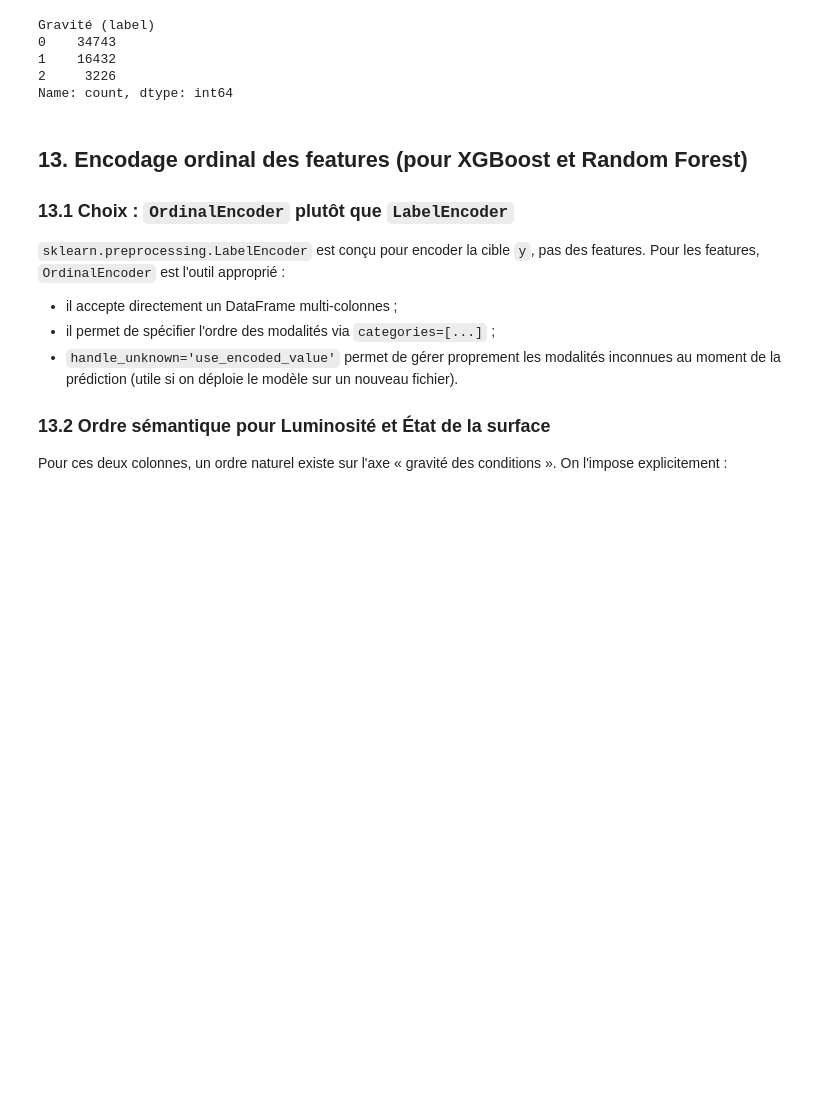
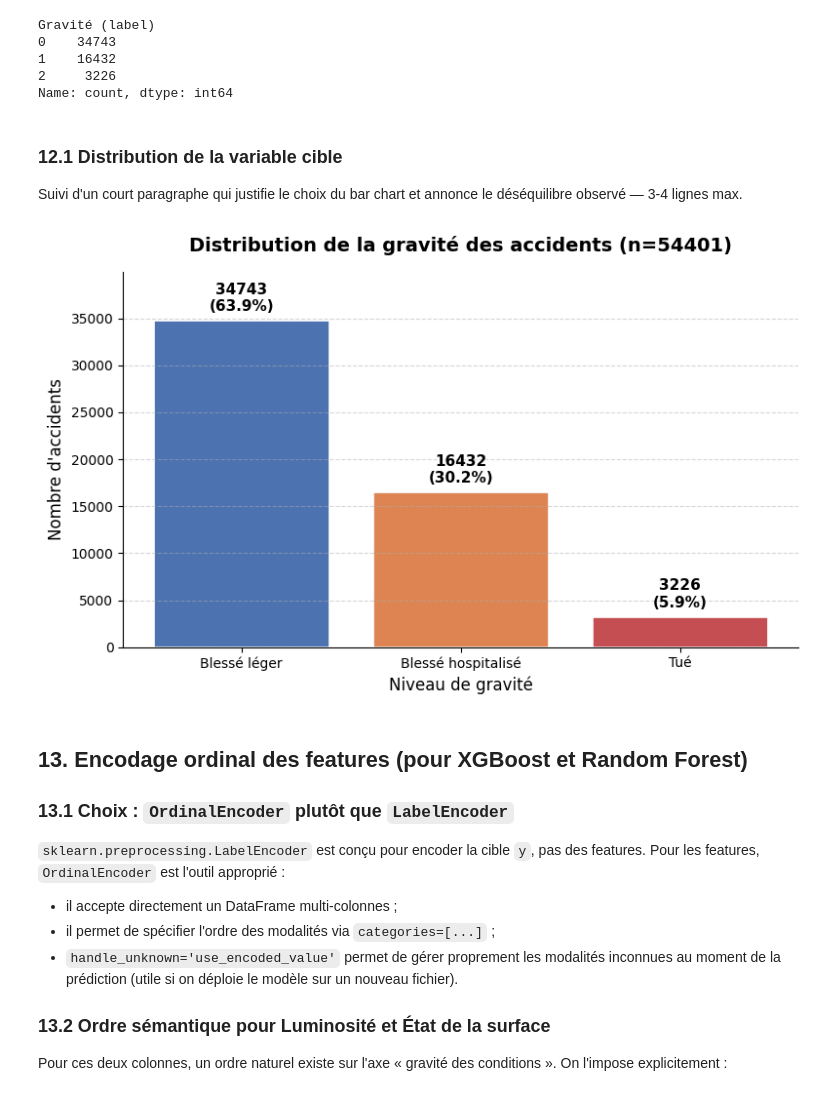
Before and after one commit to noee29/projet-data-science-2025-2026, a Jupyter notebook: nettoyage_des_donnees.ipynb, the cells around one changed output. Saved outputs shown, nothing was run; the diff lists cells and outputs as text; code cells hidden in the pictures; blank space fills up the shorter version.

Commit message:
Ajout d'une viz pour la distribution d'accidents par gravité

```diff
--- a/nettoyage_des_donnees.ipynb
+++ b/nettoyage_des_donnees.ipynb
@@ -500,6 +501,38 @@ Gravité (label)
 1    16432
 2     3226
 Name: count, dtype: int64
+# %% [markdown]
+### 12.1 Distribution de la variable cible
+Suivi d'un court paragraphe qui justifie le choix du bar chart et annonce le déséquilibre observé — 3-4 lignes max.
+# %%
+valeurs = y_encoded.value_counts().sort_index()
+mapping_label = {
+    0: "Blessé léger",
+    1: "Blessé hospitalisé",
+    2: "Tué"
+}
+# %%
+fig, ax = plt.subplots(figsize=(8, 5))
+labels = [mapping_label[i] for i in valeurs.index]
+# Calcul des effectifs et proportions
+total = valeurs.sum()
+# Tracé des barres avec couleurs accessibles
+container = ax.bar(labels, valeurs.values,
+                   color=["#4C72B0", "#DD8452", "#C44E52"],
+                   edgecolor="white", linewidth=1.2)
+annot_labels = [f"{n}\n({n/total*100:.1f}%)" for n in valeurs.values]
+ax.set_ylim(0, valeurs.max() * 1.15)
+# Annotation : effectif et proportion sur chaque barre
+ax.bar_label(container, labels=annot_labels, padding=5, fontsize=11, fontweight="bold")
+ax.set_title("Distribution de la gravité des accidents (n=54401)", fontsize=14, fontweight="bold", pad=15)
+ax.set_xlabel("Niveau de gravité", fontsize=12)
+ax.set_ylabel("Nombre d'accidents", fontsize=12)
+ax.spines[["top", "right"]].set_visible(False)
+ax.yaxis.grid(True, linestyle="--", alpha=0.5)
+plt.tight_layout()
+plt.show()
+# %% [output]
+[figure, added]
 # %% [markdown]
 ## 13. Encodage ordinal des features (pour XGBoost et Random Forest)
 
```
Also changed, not shown: parts of 1 cell of this notebook.
